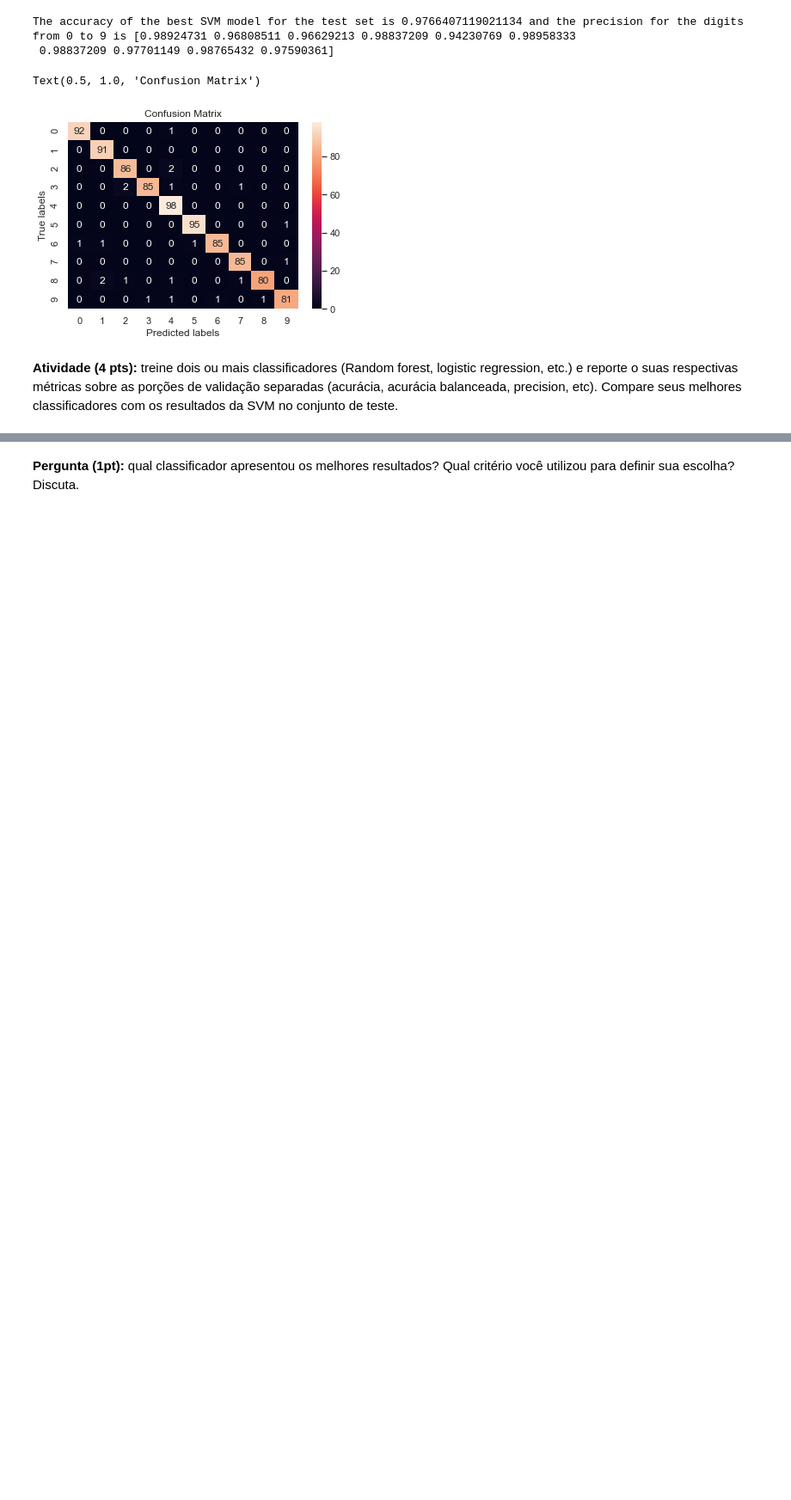
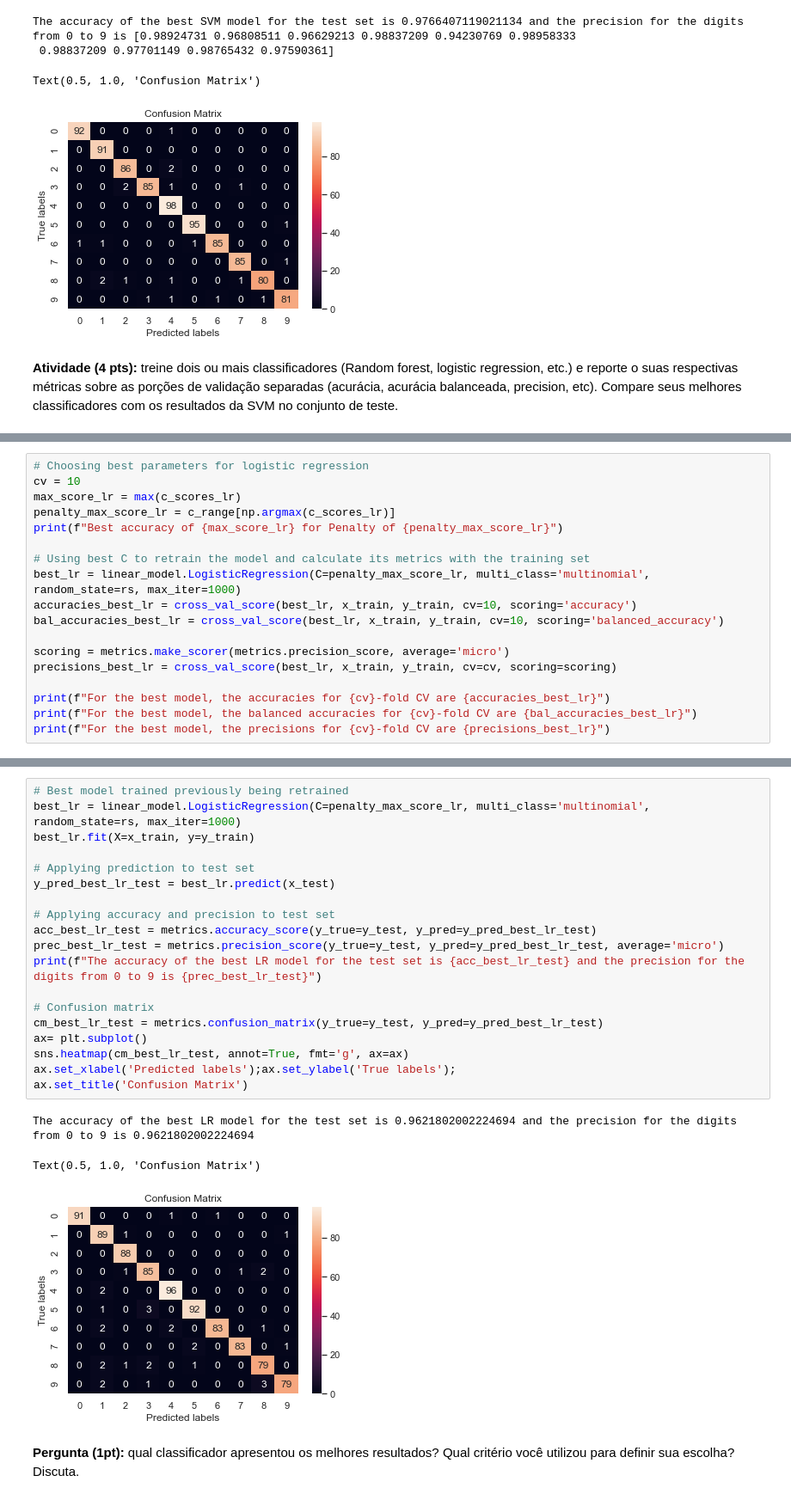
Before and after one commit to kroncatti/complex-data-mining, a Jupyter notebook: inf-0616-supervised-learning/assignment1-svm/assignment_1.ipynb, the cells around one changed output, grey strips where cells are left out. Shown at 86% size. Saved outputs shown, nothing was run; the diff lists cells and outputs as text; blank space fills up the shorter version.

```diff
--- a/inf-0616-supervised-learning/assignment1-svm/assignment_1.ipynb
+++ b/inf-0616-supervised-learning/assignment1-svm/assignment_1.ipynb
@@ -239,0 +271,18 @@ Text(0.5, 1.0, 'Confusion Matrix')
+# %%
+# Choosing best parameters for logistic regression
+cv = 10
+max_score_lr = max(c_scores_lr)
+penalty_max_score_lr = c_range[np.argmax(c_scores_lr)]
+print(f"Best accuracy of {max_score_lr} for Penalty of {penalty_max_score_lr}")
+
+# Using best C to retrain the model and calculate its metrics with the training set
+best_lr = linear_model.LogisticRegression(C=penalty_max_score_lr, multi_class='multinomial', random_state=rs, max_iter=1000)
+accuracies_best_lr = cross_val_score(best_lr, x_train, y_train, cv=10, scoring='accuracy')
+bal_accuracies_best_lr = cross_val_score(best_lr, x_train, y_train, cv=10, scoring='balanced_accuracy')
+
+scoring = metrics.make_scorer(metrics.precision_score, average='micro')
+precisions_best_lr = cross_val_score(best_lr, x_train, y_train, cv=cv, scoring=scoring)
+
+print(f"For the best model, the accuracies for {cv}-fold CV are {accuracies_best_lr}")
+print(f"For the best model, the balanced accuracies for {cv}-fold CV are {bal_accuracies_best_lr}")
+print(f"For the best model, the precisions for {cv}-fold CV are {precisions_best_lr}")
@@ -240,2 +297,25 @@ Text(0.5, 1.0, 'Confusion Matrix')
+# %%
+# Best model trained previously being retrained
+best_lr = linear_model.LogisticRegression(C=penalty_max_score_lr, multi_class='multinomial', random_state=rs, max_iter=1000)
+best_lr.fit(X=x_train, y=y_train)
+
+# Applying prediction to test set
+y_pred_best_lr_test = best_lr.predict(x_test)
+
+# Applying accuracy and precision to test set
+acc_best_lr_test = metrics.accuracy_score(y_true=y_test, y_pred=y_pred_best_lr_test)
+prec_best_lr_test = metrics.precision_score(y_true=y_test, y_pred=y_pred_best_lr_test, average='micro')
+print(f"The accuracy of the best LR model for the test set is {acc_best_lr_test} and the precision for the digits from 0 to 9 is {prec_best_lr_test}")
+
+# Confusion matrix
+cm_best_lr_test = metrics.confusion_matrix(y_true=y_test, y_pred=y_pred_best_lr_test)
+ax= plt.subplot()
+sns.heatmap(cm_best_lr_test, annot=True, fmt='g', ax=ax)
+ax.set_xlabel('Predicted labels');ax.set_ylabel('True labels');
+ax.set_title('Confusion Matrix')
+# %% [output]
+The accuracy of the best LR model for the test set is 0.9621802002224694 and the precision for the digits from 0 to 9 is 0.9621802002224694
+Text(0.5, 1.0, 'Confusion Matrix')
+[figure, added]
 # %% [markdown]
 **Pergunta (1pt):** qual classificador apresentou os melhores resultados? Qual critério você utilizou para definir sua escolha? Discuta.
```
Also changed, not shown: parts of 5 cells of this notebook.
